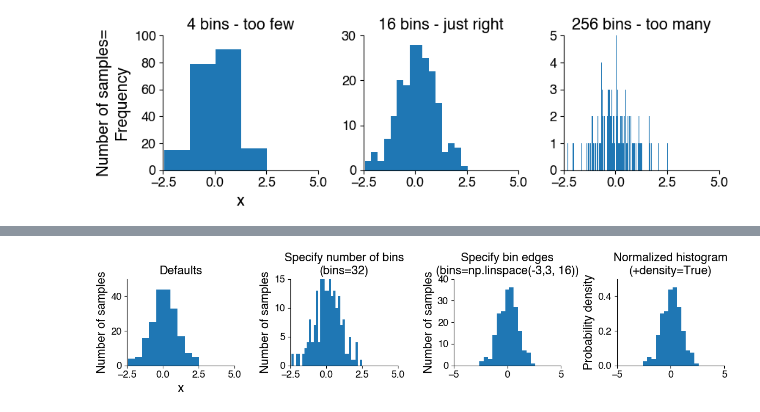
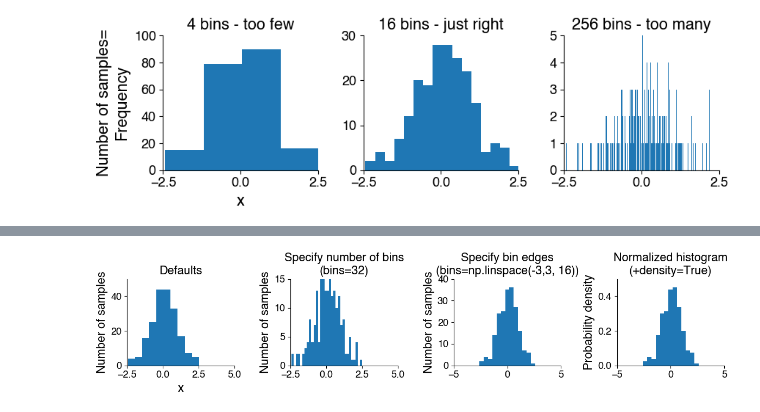
Before and after one commit to janclemenslab/neu715, a Jupyter notebook: docs/_sources/lectures/lecture 5/5.01_probabilities.ipynb, the cells around one changed output, grey strips where cells are left out. Drawn from its saved outputs; the diff is of its cells as text; code cells hidden in the pictures.

```diff
--- a/docs/_sources/lectures/lecture 5/5.01_probabilities.ipynb
+++ b/docs/_sources/lectures/lecture 5/5.01_probabilities.ipynb
@@ -30,26 +25,27 @@ In contrast to the frequency distribution, which contains the absolute number of
 # %%
 # HIDE
 np.random.seed(1)  # for reproducibility
 x = np.random.randn((200))  # generate 200 random numbers with standard normal distribion (mean 0, std 1)
 
 # different ways of plotting histograms
 plt.figure(figsize=(9, 3))
-plt.subplot(131)
+ax = plt.subplot(131)
 plt.hist(x, bins=4)
 plt.ylabel('Number of samples=\nFrequency')
 plt.xlabel('x')
 plt.title('4 bins - too few')
+plt.xlim(-2.5, 2.5)
 
-plt.subplot(132)
+plt.subplot(132, sharex=ax)
 plt.hist(x, bins=16)
 plt.title('16 bins - just right')
 
-plt.subplot(133)
+plt.subplot(133, sharex=ax)
 plt.hist(x, bins=256)
 plt.title('256 bins - too many')
 
 plt.tight_layout()
 plt.savefig('fig/5.01_probabilities1.png')
 plt.show()
 # %% [output]
-[figure, old version]
+[figure, new version]
```
Also changed, not shown: parts of 6 cells of this notebook, 7 other files.
